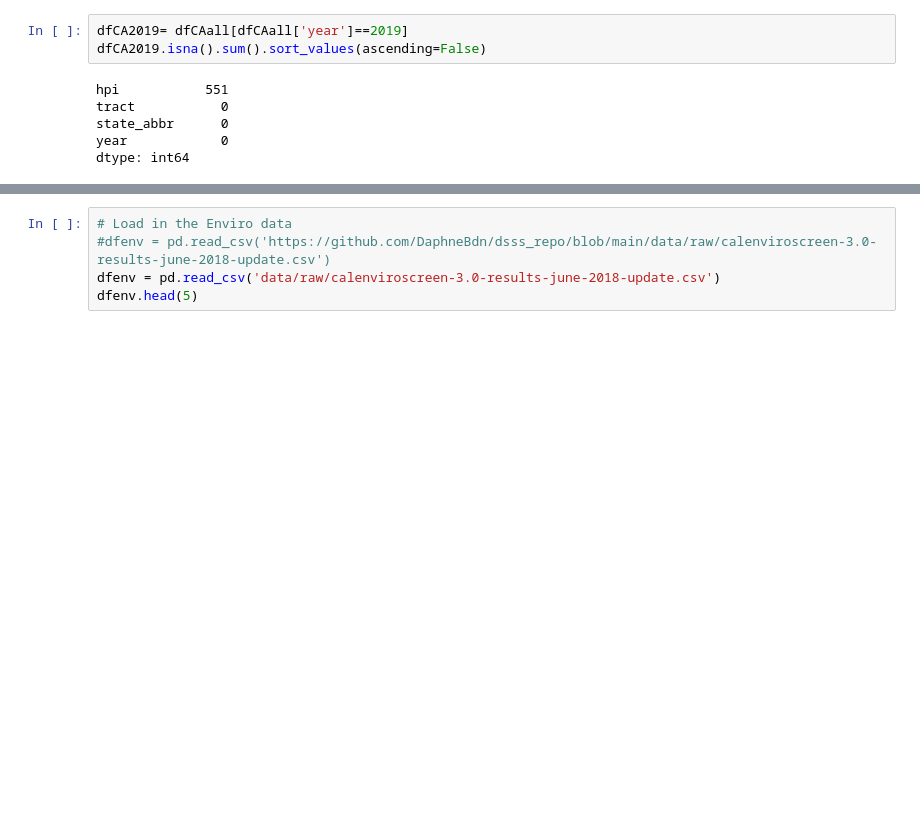
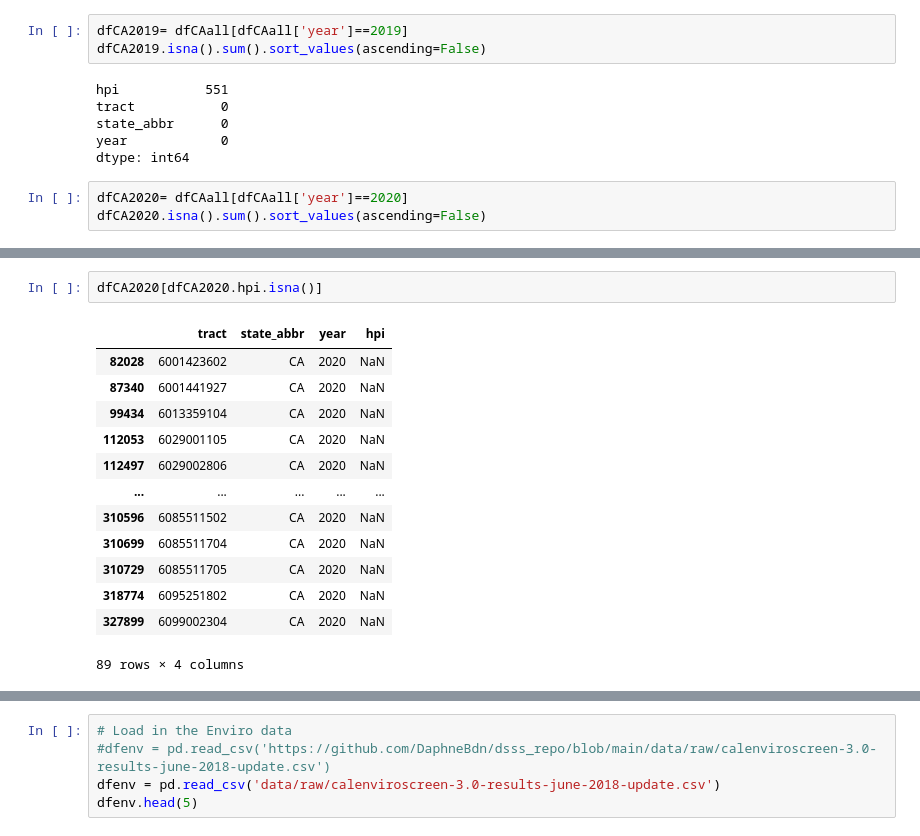
Before and after one commit to DaphneBdn/dsss_repo, a Jupyter notebook: CASA0006_Assessment_DB.ipynb, the cells around one changed output, grey strips where cells are left out. Saved outputs shown, nothing was run; the diff lists cells and outputs as text; blank space fills up the shorter version.

```diff
--- a/CASA0006_Assessment_DB.ipynb
+++ b/CASA0006_Assessment_DB.ipynb
@@ -231,3 +243,6 @@ tract           0
 state_abbr      0
 year            0
 dtype: int64
+# %%
+dfCA2020= dfCAall[dfCAall['year']==2020]
+dfCA2020.isna().sum().sort_values(ascending=False)
@@ -233,0 +264,16 @@ dtype: int64
+# %%
+dfCA2020[dfCA2020.hpi.isna()]
+# %% [output]
+|  | tract | state_abbr | year | hpi |
+| 82028 | 6001423602 | CA | 2020 | NaN |
+| 87340 | 6001441927 | CA | 2020 | NaN |
+| 99434 | 6013359104 | CA | 2020 | NaN |
+| 112053 | 6029001105 | CA | 2020 | NaN |
+| 112497 | 6029002806 | CA | 2020 | NaN |
+| ... | ... | ... | ... | ... |
+| 310596 | 6085511502 | CA | 2020 | NaN |
+| 310699 | 6085511704 | CA | 2020 | NaN |
+| 310729 | 6085511705 | CA | 2020 | NaN |
+| 318774 | 6095251802 | CA | 2020 | NaN |
+| 327899 | 6099002304 | CA | 2020 | NaN |
+89 rows × 4 columns
```
Also changed, not shown: parts of 26 cells of this notebook, 4 other files.
